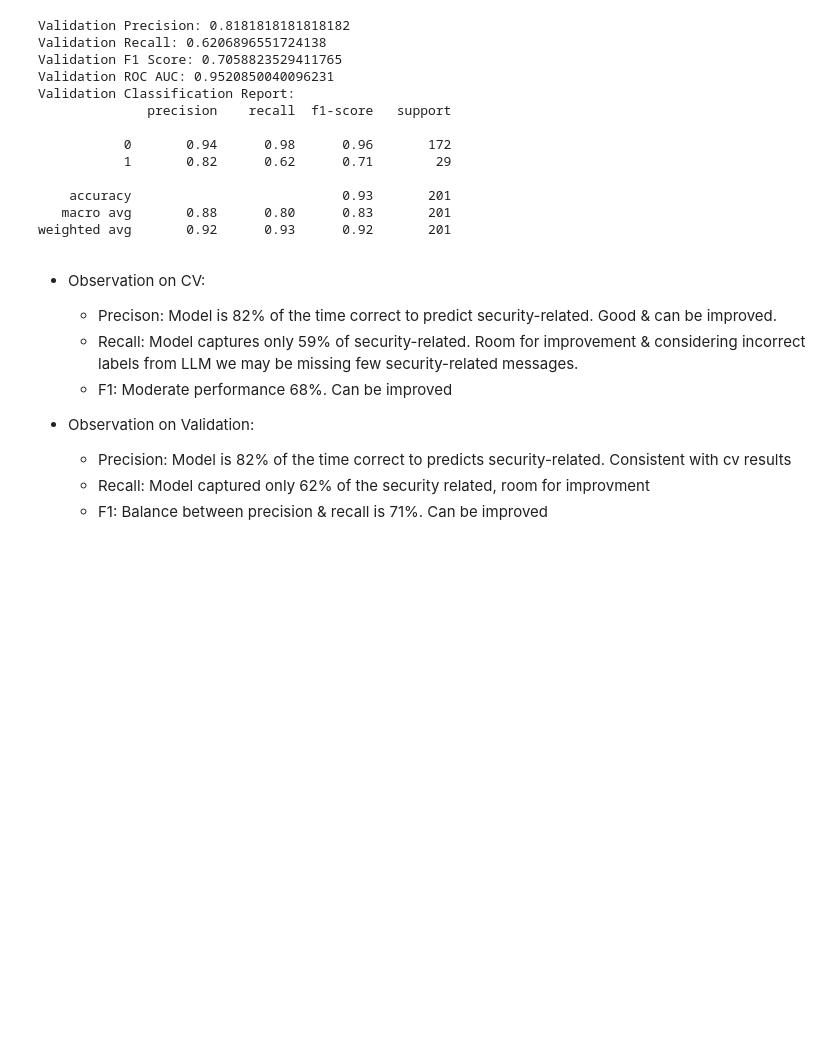
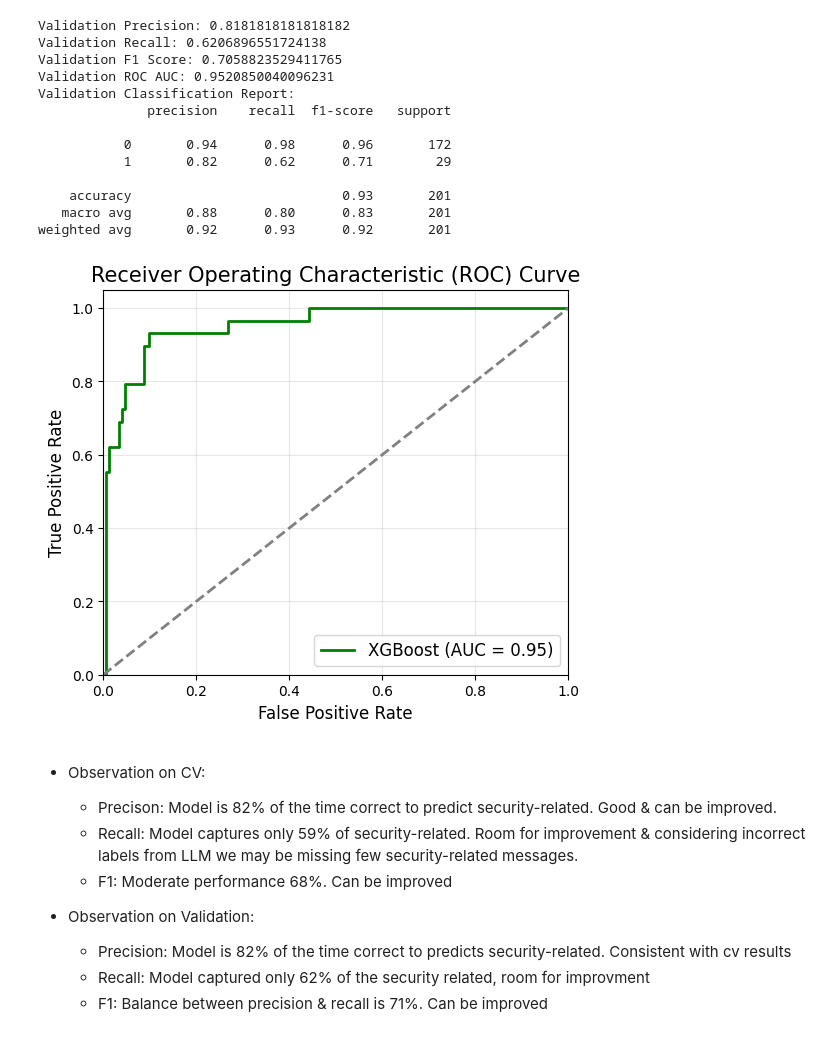
Before and after one commit to rameshs-data/GenAI_Text_Classification_Evaluation, a Jupyter notebook: train_models.ipynb, the cells around one changed output. Saved outputs shown, nothing was run; the diff lists cells and outputs as text; code cells hidden in the pictures; blank space fills up the shorter version.

```diff
--- a/train_models.ipynb
+++ b/train_models.ipynb
@@ -473,2 +579,6 @@ y_val_proba = xgb_clf.predict_proba(X_val_embs)[:, 1]
+# %%
+# Predict on validation data
+y_val_pred_xgb = xgb_clf.predict(X_val_embs)
+y_val_proba_xgb = xgb_clf.predict_proba(X_val_embs)[:, 1]
 # %%
 # Calculate evaluation metrics
@@ -497,6 +607,24 @@ Validation Classification Report:
     accuracy                           0.93       201
    macro avg       0.88      0.80      0.83       201
 weighted avg       0.92      0.93      0.92       201
+# %%
+# Plot ROC AUC curve
+fpr_xgb, tpr_xgb, _ = roc_curve(y_val, y_val_proba_xgb)
+roc_auc_xgb = auc(fpr_xgb, tpr_xgb)
+
+plt.figure(figsize=(6, 5))
+plt.plot(fpr_xgb, tpr_xgb, color='green', lw=2, label=f'XGBoost (AUC = {roc_auc_xgb:.2f})')
+plt.plot([0, 1], [0, 1], color='grey', lw=2, linestyle='--')
+plt.xlim([0.0, 1.0])
+plt.ylim([0.0, 1.05])
+plt.xlabel('False Positive Rate', fontsize=12)
+plt.ylabel('True Positive Rate', fontsize=12)
+plt.title('Receiver Operating Characteristic (ROC) Curve', fontsize=15)
+plt.legend(loc="lower right", fontsize=12)
+plt.grid(alpha=0.3)
+plt.show()
+# %% [output]
+[figure, added]
 # %% [markdown]
 * Observation on CV:
   * Precison: Model is 82% of the time correct to predict security-related. Good & can be improved.
```
Also changed, not shown: parts of 21 cells of this notebook.
